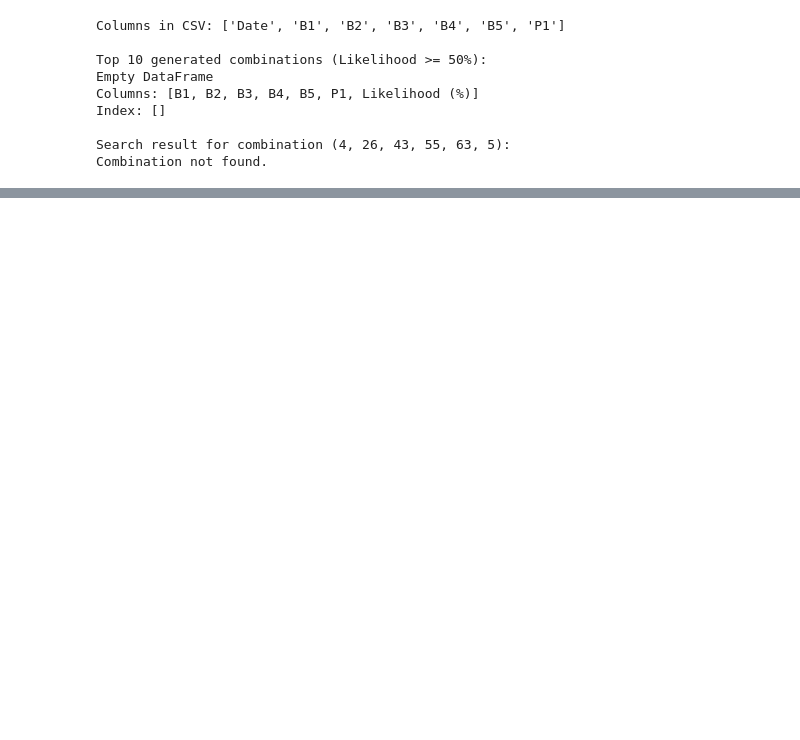
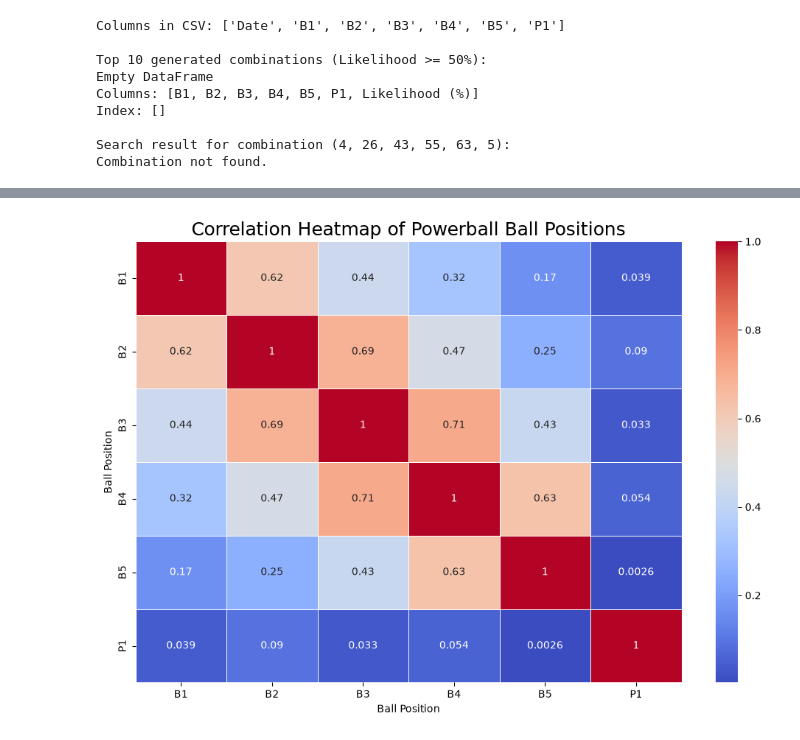
Before and after one commit to bloredo1987/AI-ML--TheLottery, a Jupyter notebook: Powerball Analysis _ML.ipynb, the cells around one changed output, grey strips where cells are left out. Drawn from its saved outputs; the diff is of its cells as text; code cells hidden in the pictures; blank space fills up the shorter version.

```diff
--- a/Powerball Analysis _ML.ipynb
+++ b/Powerball Analysis _ML.ipynb
@@ -367,0 +404,21 @@ Combination not found.
+# %%
+# Load dataset
+df = pd.read_csv("Powerball Numbers.csv")
+
+# Ball positions
+ball_positions = ["B1", "B2", "B3", "B4", "B5", "P1"]
+
+# Compute correlation matrix
+corr_matrix = df[ball_positions].corr()
+
+# Plot heatmap
+plt.figure(figsize=(10, 7))
+sns.heatmap(corr_matrix, annot=True, cmap="coolwarm", linewidths=0.5)
+
+plt.title("Correlation Heatmap of Powerball Ball Positions", fontsize=18)
+plt.xlabel("Ball Position")
+plt.ylabel("Ball Position")
+plt.tight_layout()
+plt.show()
+# %% [output]
+[figure, added]
```
Also changed, not shown: parts of 4 cells of this notebook, 1 other file.
